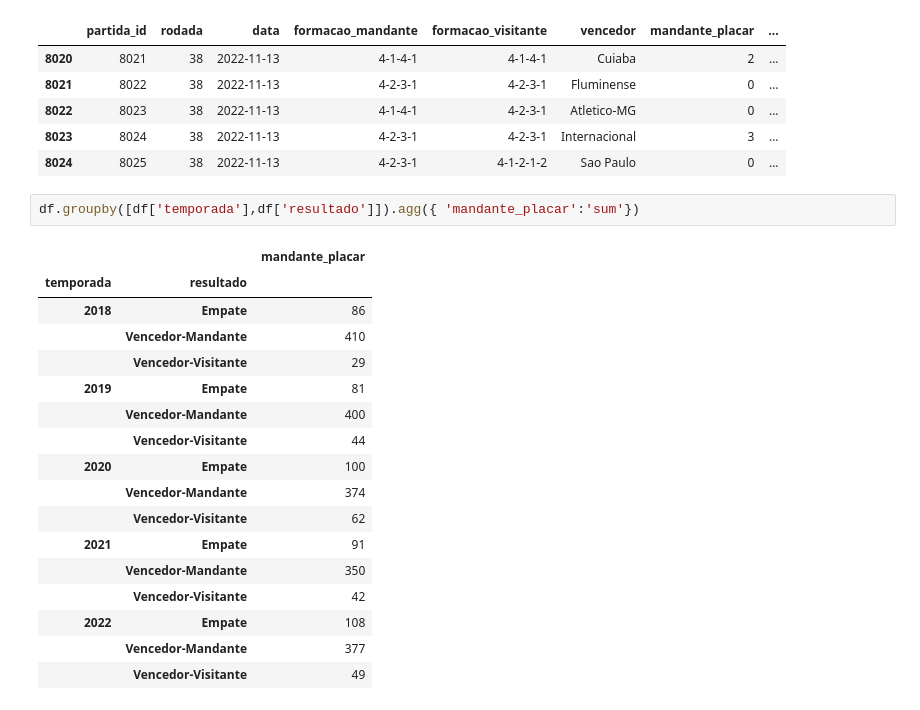
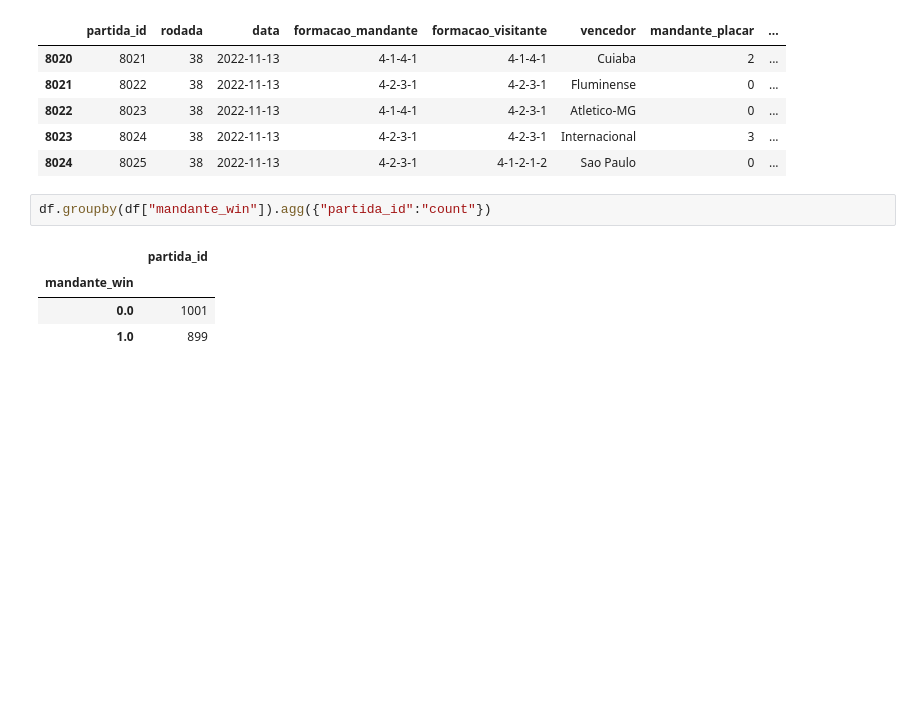
Before and after one commit to vbddinho/puc_minas_machine, a Jupyter notebook: plano4.ipynb, the cells around one changed output. Saved outputs shown, nothing was run; the diff lists cells and outputs as text; blank space fills up the shorter version.

```diff
--- a/plano4.ipynb
+++ b/plano4.ipynb
@@ -168,22 +187,9 @@ df.tail()
 | 8023 | 8024 | 38 | 2022-11-13 | 4-2-3-1 | 4-2-3-1 | Internacional | 3 | ... |
 | 8024 | 8025 | 38 | 2022-11-13 | 4-2-3-1 | 4-1-2-1-2 | Sao Paulo | 0 | ... |
 # %%
-df.groupby([df['temporada'],df['resultado']]).agg({ 'mandante_placar':'sum'})
+df.groupby(df["mandante_win"]).agg({"partida_id":"count"})
 # %% [output]
-|  |  | mandante_placar |
-| temporada | resultado |  |
-| 2018 | Empate | 86 |
-|  | Vencedor-Mandante | 410 |
-|  | Vencedor-Visitante | 29 |
-| 2019 | Empate | 81 |
-|  | Vencedor-Mandante | 400 |
-|  | Vencedor-Visitante | 44 |
-| 2020 | Empate | 100 |
-|  | Vencedor-Mandante | 374 |
-|  | Vencedor-Visitante | 62 |
-| 2021 | Empate | 91 |
-|  | Vencedor-Mandante | 350 |
-|  | Vencedor-Visitante | 42 |
-| 2022 | Empate | 108 |
-|  | Vencedor-Mandante | 377 |
-|  | Vencedor-Visitante | 49 |
+|  | partida_id |
+| mandante_win |  |
+| 0.0 | 1001 |
+| 1.0 | 899 |
```
Also changed, not shown: parts of 2 cells of this notebook, 1 other file.
